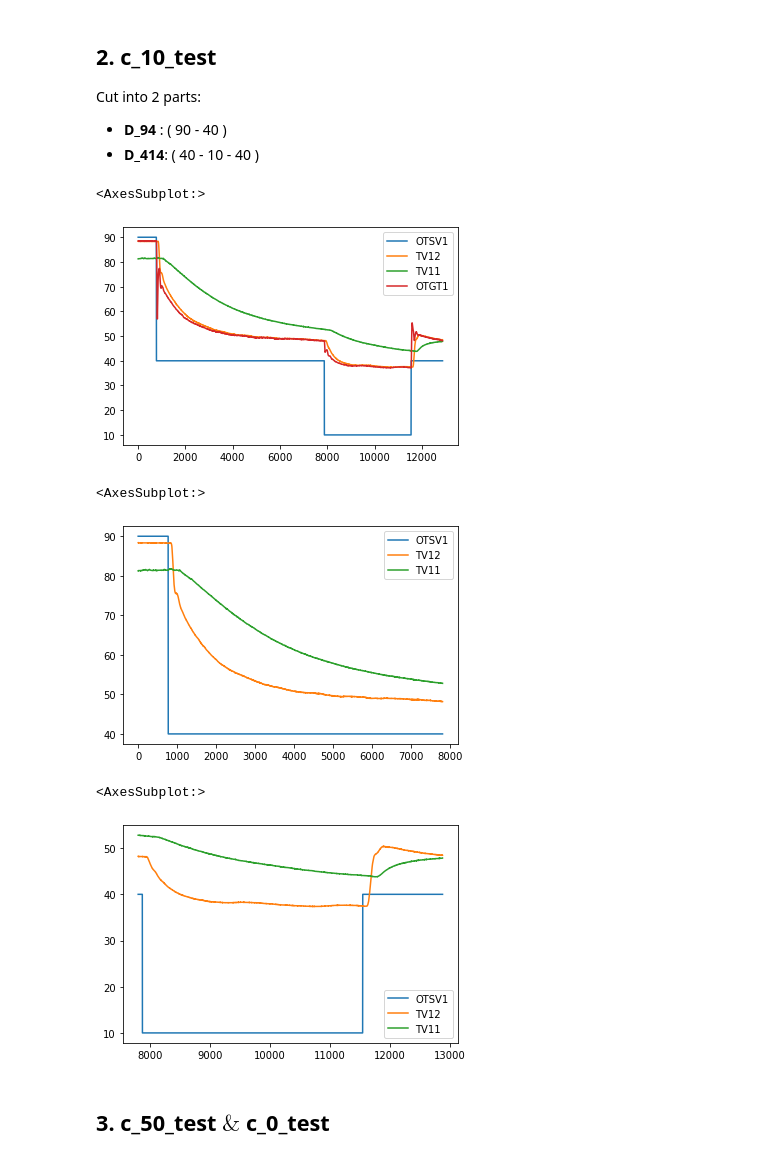
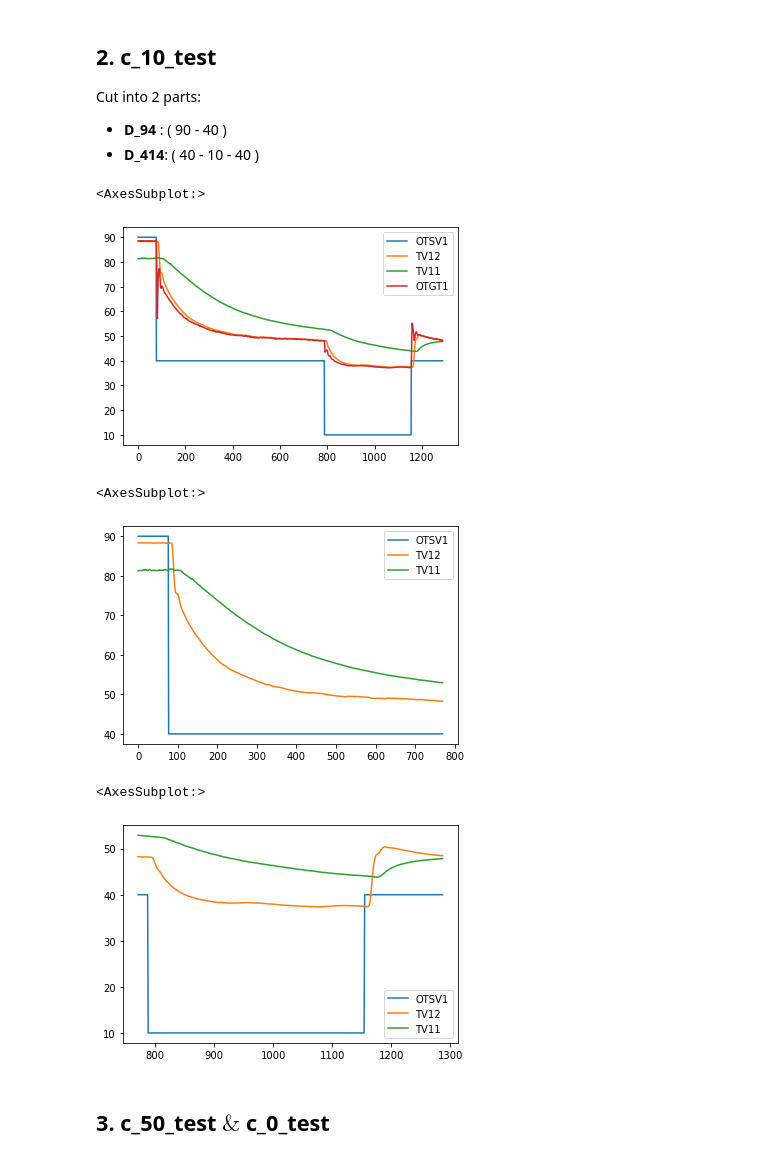
Before and after one commit to JeremyKTH/Gearbox-Oil-Conditioning-System, a Jupyter notebook: Jupyter Lab/Data Pre-process.ipynb, the cells around one changed output. Cells and saved outputs as stored; diff of their text form; code cells hidden in the pictures.

```diff
--- a/Jupyter Lab/Data Pre-process.ipynb
+++ b/Jupyter Lab/Data Pre-process.ipynb
@@ -212,24 +212,24 @@ Cut into 2 parts: <br>
 # === c_10_test === #
 c_10_data = pd.read_csv(r'C:\Users\jerem\Documents\Python Scripts\Scania\Test_Data\Clean_Data\c_10_test.csv', sep=",")
 # %%
-c_10_data = c_10_data[['OTSV1', 'TV12', 'TV11', 'OTGT1']].iloc[::100,:]
+c_10_data = c_10_data[['OTSV1', 'TV12', 'TV11', 'OTGT1']].iloc[::1000,:]
 c_10_data.reset_index(drop=True, inplace = True)
 c_10_data.plot()
 # %% [output]
 <AxesSubplot:>
-[figure, old version]
+[figure, new version]
 # %%
-D_94 = c_10_data[['OTSV1', 'TV12', 'TV11']].iloc[0:7800,:]
+D_94 = c_10_data[['OTSV1', 'TV12', 'TV11']].iloc[0:770,:]
 D_94.plot()
 # %% [output]
 <AxesSubplot:>
-[figure, old version]
+[figure, new version]
 # %%
-D_414 = c_10_data[['OTSV1', 'TV12', 'TV11']].iloc[7801::,:]
+D_414 = c_10_data[['OTSV1', 'TV12', 'TV11']].iloc[771::,:]
 D_414.plot()
 # %% [output]
 <AxesSubplot:>
-[figure, old version]
+[figure, new version]
 # %% [markdown]
 ## 3. c_50_test $\&$ c_0_test
 # %% [markdown]
```
Also changed, not shown: parts of 10 cells of this notebook.
